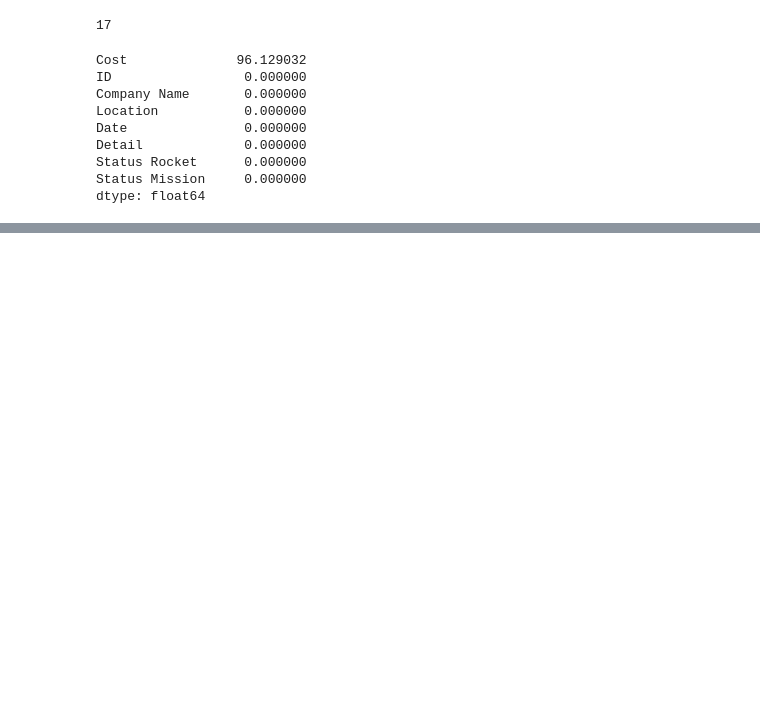
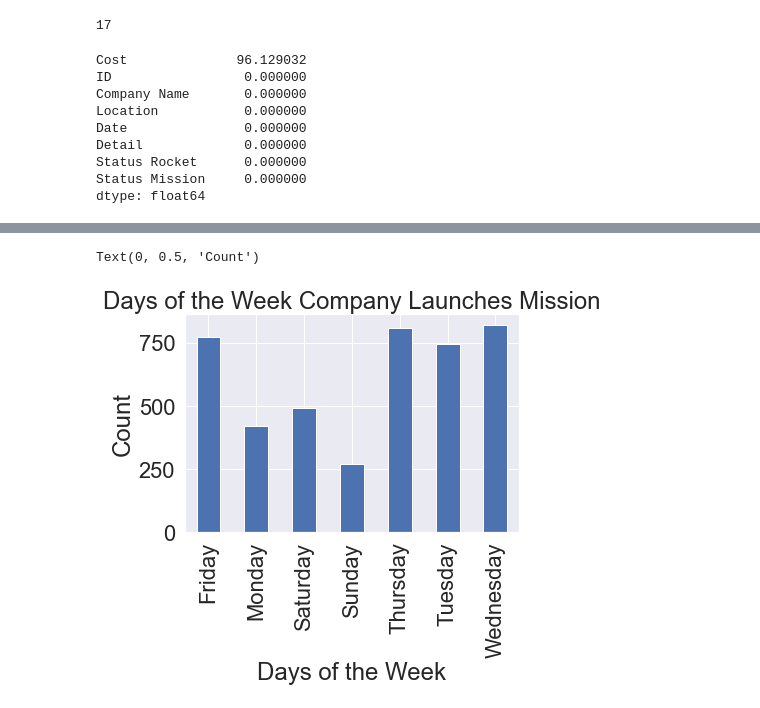
Before and after one commit to munjik/personal-projects, a Jupyter notebook: nPlan/missions_eda.ipynb, the cells around one changed output, grey strips where cells are left out. Cells and saved outputs as stored; diff of their text form; code cells hidden in the pictures; blank space fills up the shorter version.

```diff
--- a/nPlan/missions_eda.ipynb
+++ b/nPlan/missions_eda.ipynb
@@ -378,3 +378,5 @@ Detail             0.000000
 Status Rocket      0.000000
 Status Mission     0.000000
 dtype: float64
+# %%
+data_copy = data.copy()
@@ -380,0 +385,3 @@ dtype: float64
+# %%
+# create a copy of the data and add new column  "day"
+data_copy['day'] = data_copy['Date'].dt.day_name()
@@ -380,0 +404,8 @@ dtype: float64
+# %%
+fx = data_copy[['day', 'Company Name']].groupby('day').count().plot(kind='bar',legend=None)
+fx.set_title("Days of the Week Company Launches Mission")
+fx.set_xlabel('Days of the Week')
+fx.set_ylabel('Count')
+# %% [output]
+Text(0, 0.5, 'Count')
+[figure, added]
```
Also changed, not shown: parts of 6 cells of this notebook, 3 other files.
